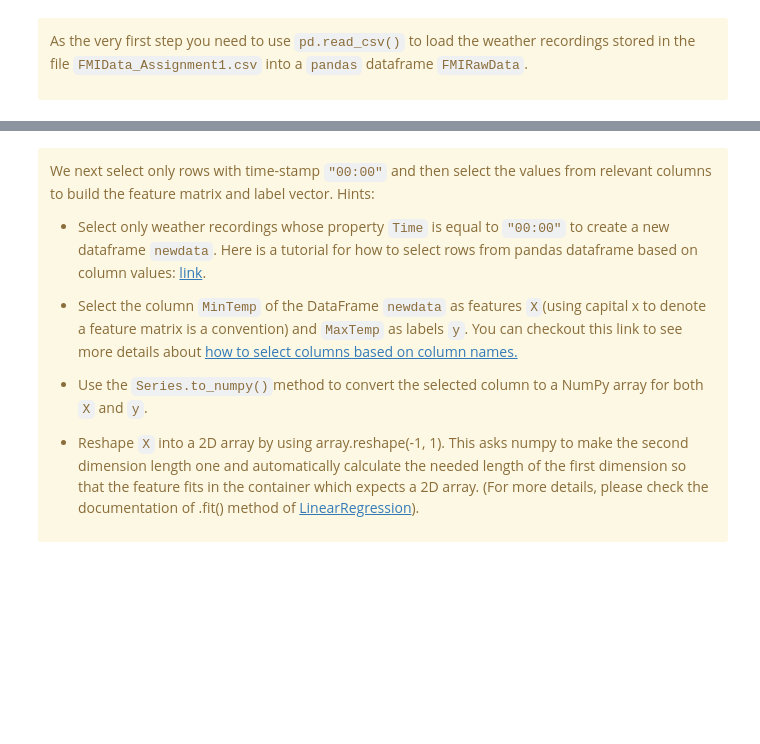
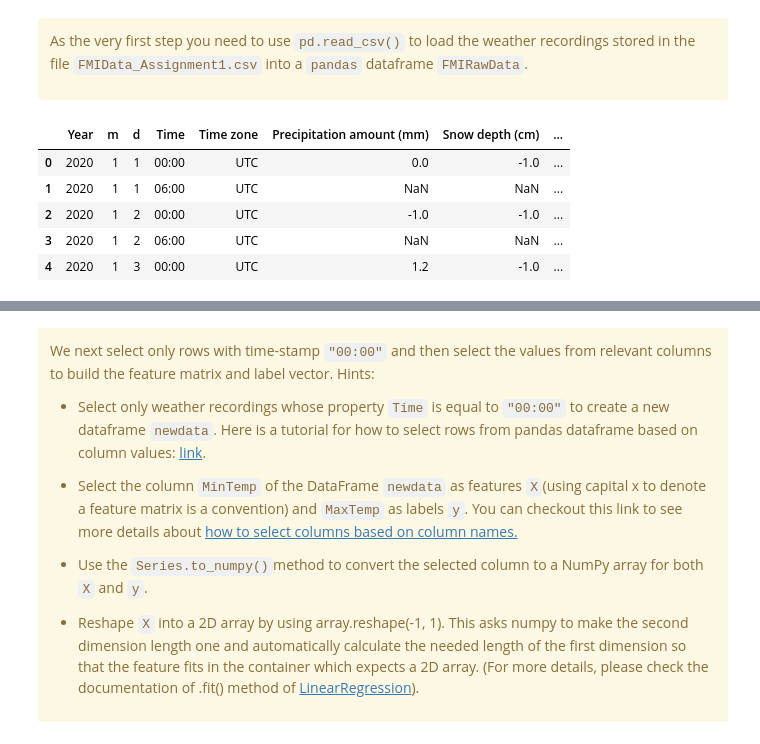
Before and after one commit to nlinnanen/ml, a Jupyter notebook: ml2024/Assignment 1/assignment_1.ipynb, the cells around one changed output, grey strips where cells are left out. Cells and saved outputs as stored; diff of their text form; code cells hidden in the pictures; blank space fills up the shorter version.

```diff
--- a/ml2024/Assignment 1/assignment_1.ipynb
+++ b/ml2024/Assignment 1/assignment_1.ipynb
@@ -518,13 +608,19 @@ As the very first step you need to use `pd.read_csv()` to load the weather recor
 # %%
 ## read in the data stored in the file 'FMIData_Assignment1.csv'
 
 # FMIRawData = ...
 
-# YOUR CODE HERE
-raise NotImplementedError()
+FMIRawData = pd.read_csv('FMIData_Assignment1.csv')
 
 # print the first 5 rows of the DataFrame 'FMIRawData'
 FMIRawData.head(5)
+# %% [output]
+|  | Year | m | d | Time | Time zone | Precipitation amount (mm) | Snow depth (cm) | ... |
+| 0 | 2020 | 1 | 1 | 00:00 | UTC | 0.0 | -1.0 | ... |
+| 1 | 2020 | 1 | 1 | 06:00 | UTC | NaN | NaN | ... |
+| 2 | 2020 | 1 | 2 | 00:00 | UTC | -1.0 | -1.0 | ... |
+| 3 | 2020 | 1 | 2 | 06:00 | UTC | NaN | NaN | ... |
+| 4 | 2020 | 1 | 3 | 00:00 | UTC | 1.2 | -1.0 | ... |
 # %%
 ## this cell is for tests, please leave it as it is
 
```
Also changed, not shown: parts of 26 cells of this notebook.
